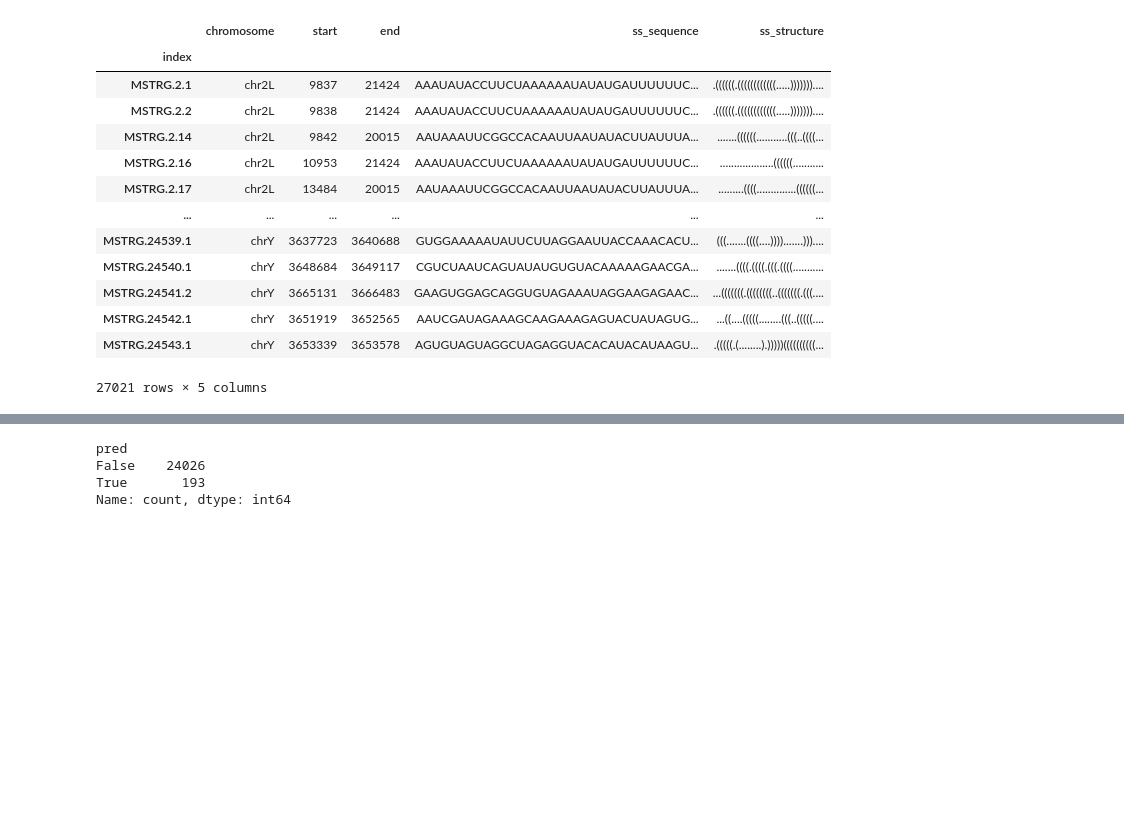
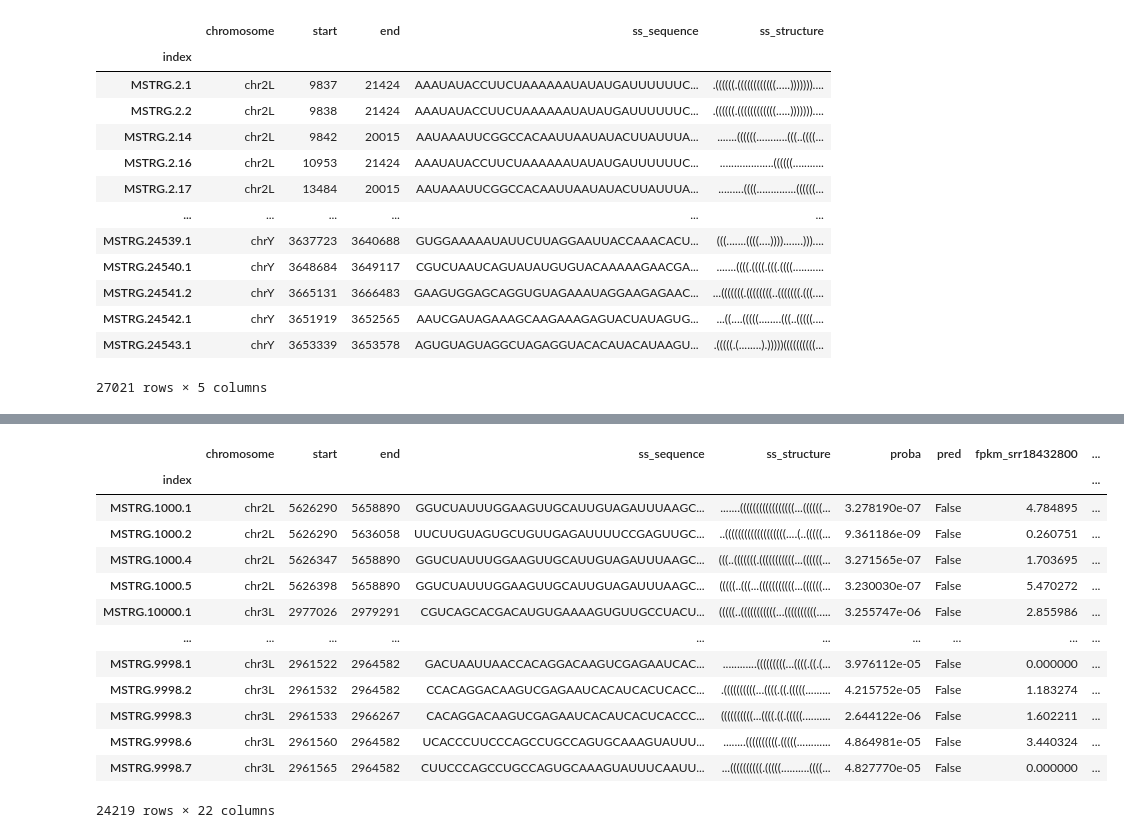
Before and after one commit to homemlab/flync, a Jupyter notebook: vu_gse199164_3d_vs_7d/inference.ipynb, the cells around one changed output, grey strips where cells are left out. Drawn from its saved outputs; the diff is of its cells as text; code cells hidden in the pictures; blank space fills up the shorter version.

```diff
--- a/vu_gse199164_3d_vs_7d/inference.ipynb
+++ b/vu_gse199164_3d_vs_7d/inference.ipynb
@@ -102,11 +105,21 @@ fpkm
 # %%
-res = res.merge(fpkm, how='left', left_index=True, right_on='t_name').drop(columns=['t_name'])
+res = res.merge(fpkm, how='left', left_index=True, right_index=True)
 # %%
-res.pred.value_counts()
+res
 # %% [output]
+|  | chromosome | start | end | ss_sequence | ss_structure | proba | pred | fpkm_srr18432800 | ... |
+| index |  |  |  |  |  |  |  |  | ... |
+| MSTRG.1000.1 | chr2L | 5626290 | 5658890 | GGUCUAUUUGGAAGUUGCAUUGUAGAUUUAAGC... | .......(((((((((((((((((...((((((... | 3.278190e-07 | False | 4.784895 | ... |
+| MSTRG.1000.2 | chr2L | 5626290 | 5636058 | UUCUUGUAGUGCUGUUGAGAUUUUCCGAGUUGC... | ..(((((((((((((((((((....(..(((((... | 9.361186e-09 | False | 0.260751 | ... |
+| MSTRG.1000.4 | chr2L | 5626347 | 5658890 | GGUCUAUUUGGAAGUUGCAUUGUAGAUUUAAGC... | (((..(((((((.(((((((((((...((((((... | 3.271565e-07 | False | 1.703695 | ... |
+| MSTRG.1000.5 | chr2L | 5626398 | 5658890 | GGUCUAUUUGGAAGUUGCAUUGUAGAUUUAAGC... | (((((..(((...(((((((((((...((((((... | 3.230030e-07 | False | 5.470272 | ... |
+| MSTRG.10000.1 | chr3L | 2977026 | 2979291 | CGUCAGCACGACAUGUGAAAAGUGUUGCCUACU... | (((((..(((((((((((...((((((((((..... | 3.255747e-06 | False | 2.855986 | ... |
+| ... | ... | ... | ... | ... | ... | ... | ... | ... | ... |
+| MSTRG.9998.1 | chr3L | 2961522 | 2964582 | GACUAAUUAACCACAGGACAAGUCGAGAAUCAC... | ............(((((((((...((((.((.(... | 3.976112e-05 | False | 0.000000 | ... |
+| MSTRG.9998.2 | chr3L | 2961532 | 2964582 | CCACAGGACAAGUCGAGAAUCACAUCACUCACC... | .((((((((((...((((.((.(((((......... | 4.215752e-05 | False | 1.183274 | ... |
+| MSTRG.9998.3 | chr3L | 2961533 | 2966267 | CACAGGACAAGUCGAGAAUCACAUCACUCACCC... | ((((((((((...((((.((.(((((.......... | 2.644122e-06 | False | 1.602211 | ... |
+| MSTRG.9998.6 | chr3L | 2961560 | 2964582 | UCACCCUUCCCAGCCUGCCAGUGCAAAGUAUUU... | ........((((((((((.(((((............ | 4.864981e-05 | False | 3.440324 | ... |
+| MSTRG.9998.7 | chr3L | 2961565 | 2964582 | CUUCCCAGCCUGCCAGUGCAAAGUAUUUCAAUU... | ...((((((((((.(((((..........((((... | 4.827770e-05 | False | 0.000000 | ... |
-pred
-False    24026
-True       193
-Name: count, dtype: int64
+24219 rows × 22 columns
 # %%
 res.to_excel("flync_vu_gse199164_3d_vs_7d_inference_results.xlsx", index=True)
```
Also changed, not shown: parts of 2 cells of this notebook, 4 other files.
